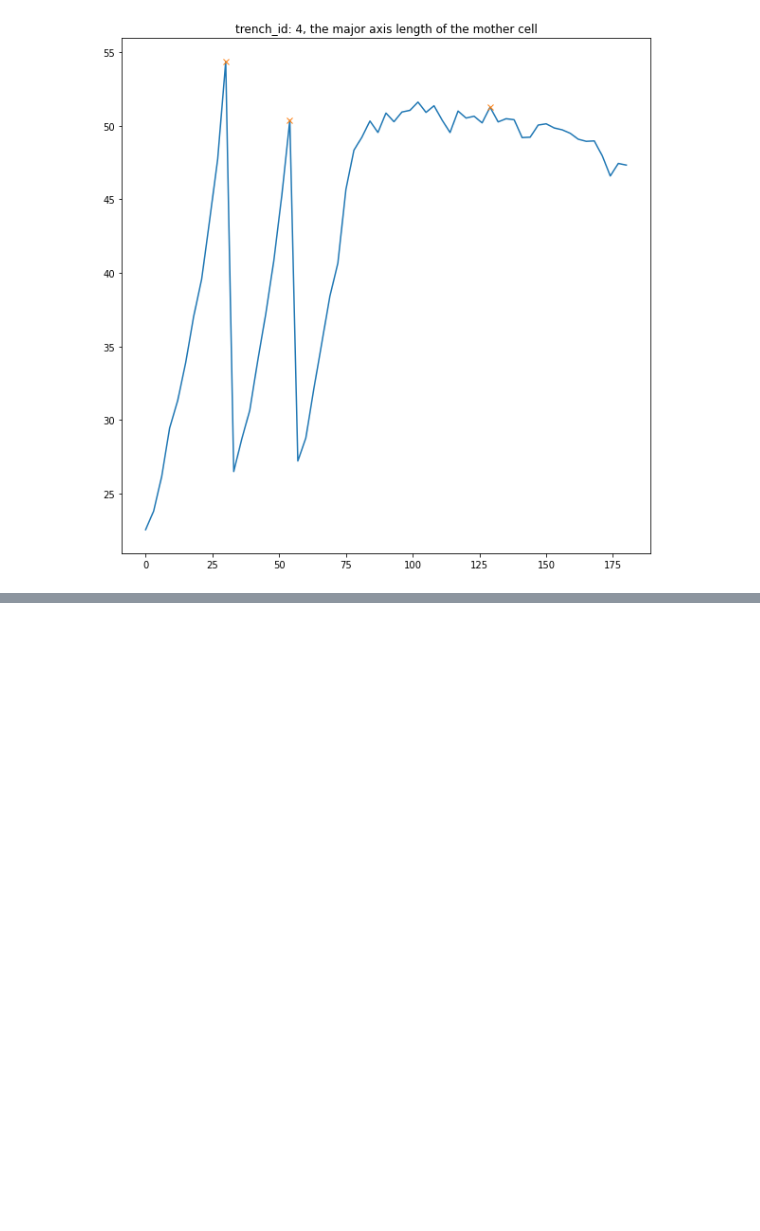
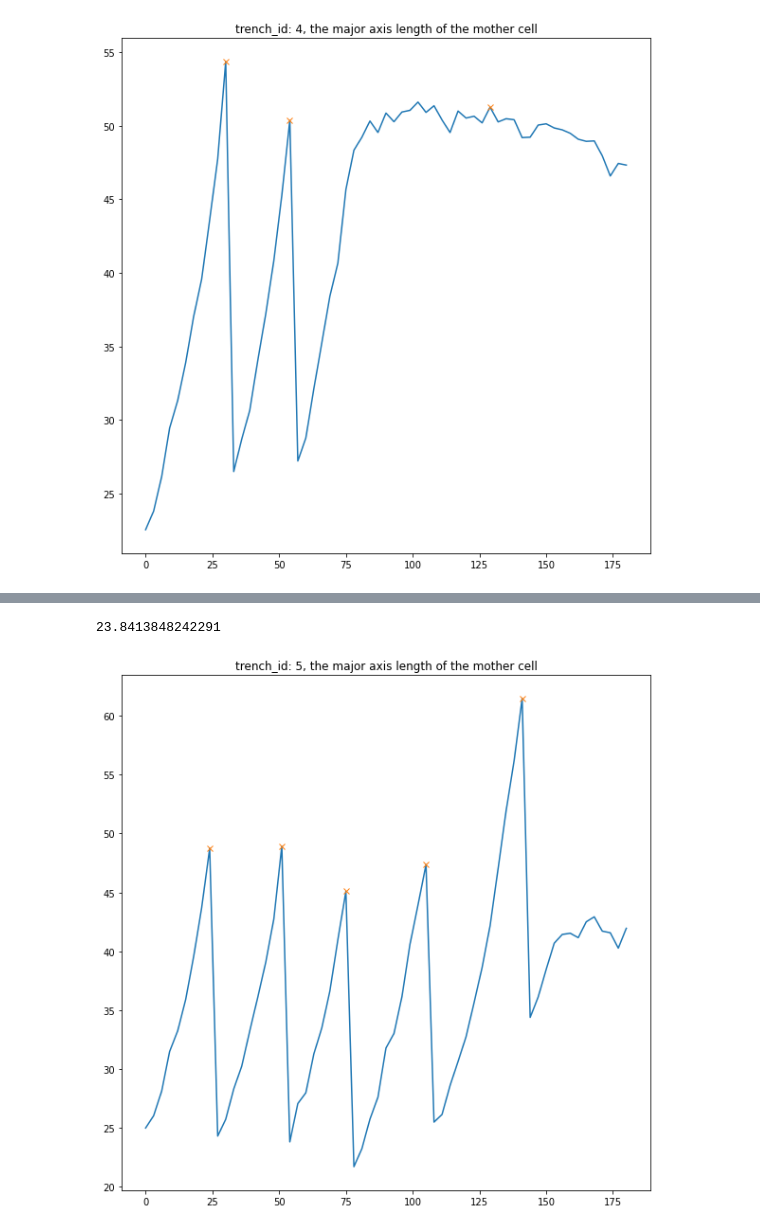
Before and after one commit to erezli/MMLineageTracking, a Jupyter notebook: MM Cell Lineage Tracking.ipynb, the cells around one changed output, grey strips where cells are left out. Saved outputs shown, nothing was run; the diff lists cells and outputs as text; code cells hidden in the pictures; blank space fills up the shorter version.

```diff
--- a/MM Cell Lineage Tracking.ipynb
+++ b/MM Cell Lineage Tracking.ipynb
@@ -177,0 +180,8 @@ exp.update_model_para()
+# %%
+print(1/exp.growth_tau)
+# %% [output]
+23.8413848242291
+# %%
+mcell, idx = exp.find_division(5)
+# %% [output]
+[figure, added]
```
Also changed, not shown: parts of 7 cells of this notebook, 1 other file.
